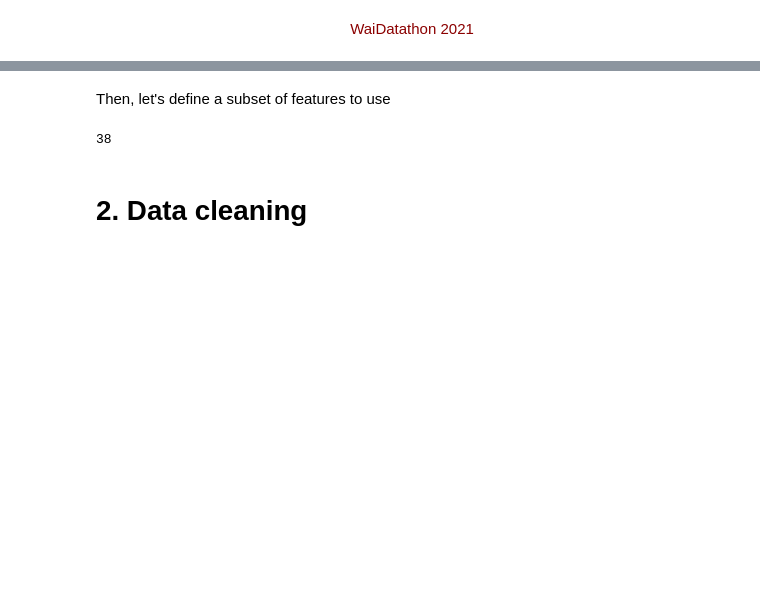
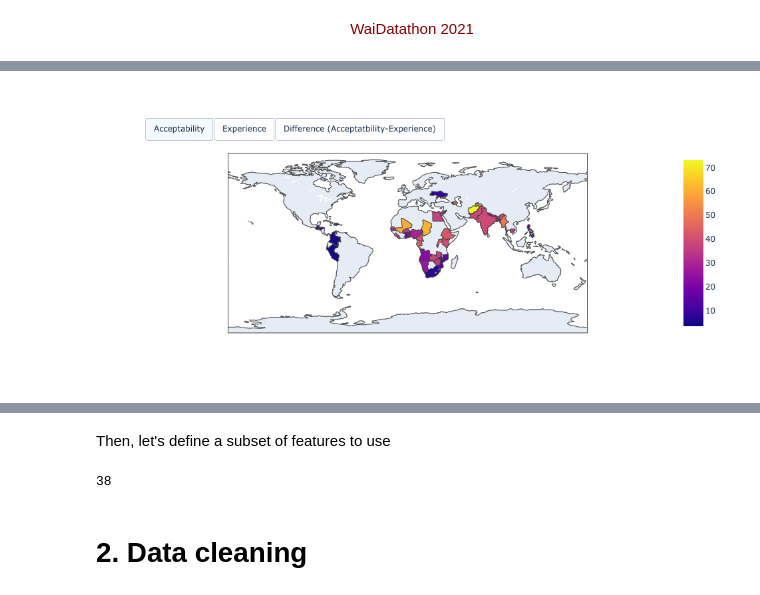
Before and after one commit to abauville/wai_hackathon_2021, a Jupyter notebook: DHS_IR.ipynb, the cells around one changed output, grey strips where cells are left out. Cells and saved outputs as stored; diff of their text form; code cells hidden in the pictures; blank space fills up the shorter version.

```diff
--- a/DHS_IR.ipynb
+++ b/DHS_IR.ipynb
@@ -48,0 +147,43 @@ plt.rcParams['figure.figsize'] = [20, 10] # For larger plots
+# %%
+# create figure
+fig = go.Figure()
+hover_text = 'country: ' + df['country'] + "<br>" + \
+              'experience: ' + df['experienced'].astype(str) + ' %<br>' + \
+              'acceptability: ' + df['acceptability'].astype(str) + ' %<br>'
+
+# Add surface trace
+fig.add_trace(go.Choropleth(z=(df['acceptability']-df['experienced']).values.tolist(),
+             locations=df['iso_code'].values.tolist(), text=hover_text, hoverinfosrc='text',visible=False))
+
+fig.add_trace(go.Choropleth(z=df['experienced'].values.tolist(),
+             locations=df['iso_code'].values.tolist(), text=hover_text, hoverinfosrc='text',visible=False))
+
+fig.add_trace(go.Choropleth(z=df['acceptability'].values.tolist(),
+             locations=df['iso_code'].values.tolist(), text=hover_text, hoverinfosrc='text'))
+
+fig.update_layout(
+    updatemenus=[
+        dict(
+            type="buttons",
+            direction="right",
+            active=0,
+            x=0.57,
+            y=1.2,
+            buttons=list([
+                dict(label="Acceptability",
+                     method="restyle",
+                     args = [{'visible': [False, False, True]}]
+                    ),
+                dict(label="Experience",
+                     method="restyle",
+                     args=[{'visible': [False, True, False]}]),
+                dict(label="Difference (Acceptatbility-Experience)",
+                     method="restyle",
+                     args = [{'visible': [True, False, False]}]),
+
+            ]),
+        showactive=True,)
+    ])
+fig.show()
+# %% [output]
+[figure, added]
```
Also changed, not shown: parts of 11 cells of this notebook, 3 other files.
